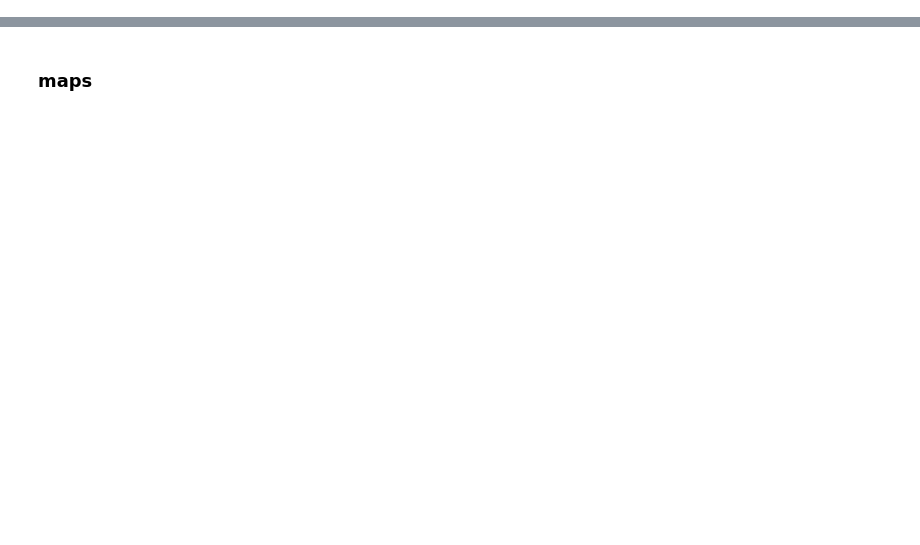
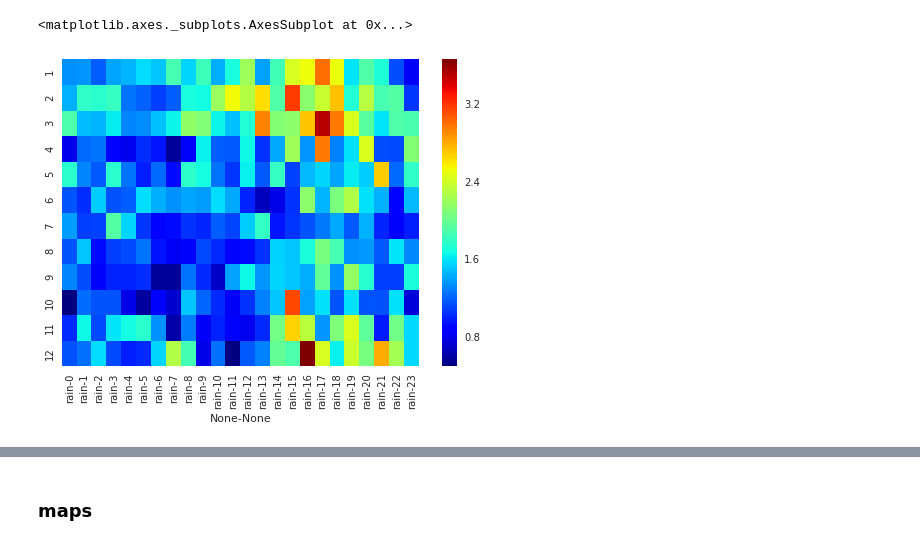
Before and after one commit to nicolasfauchereau/PLUVAR, a Jupyter notebook: notebooks/read_hourly_files.ipynb, the cells around one changed output, grey strips where cells are left out. Saved outputs shown, nothing was run; the diff lists cells and outputs as text; code cells hidden in the pictures; blank space fills up the shorter version.

```diff
--- a/notebooks/read_hourly_files.ipynb
+++ b/notebooks/read_hourly_files.ipynb
@@ -48,0 +150,2 @@ res = 80
+# %%
+mean_cycle = datan.groupby([datan.index.month, datan.index.hour])[['rain']].mean()
@@ -48,0 +156,5 @@ res = 80
+# %%
+sns.heatmap(mean_cycle.unstack(), cmap=plt.get_cmap('jet'))
+# %% [output]
+<matplotlib.axes._subplots.AxesSubplot at 0x...>
+[figure, added]
```
Also changed, not shown: parts of 36 cells of this notebook.
